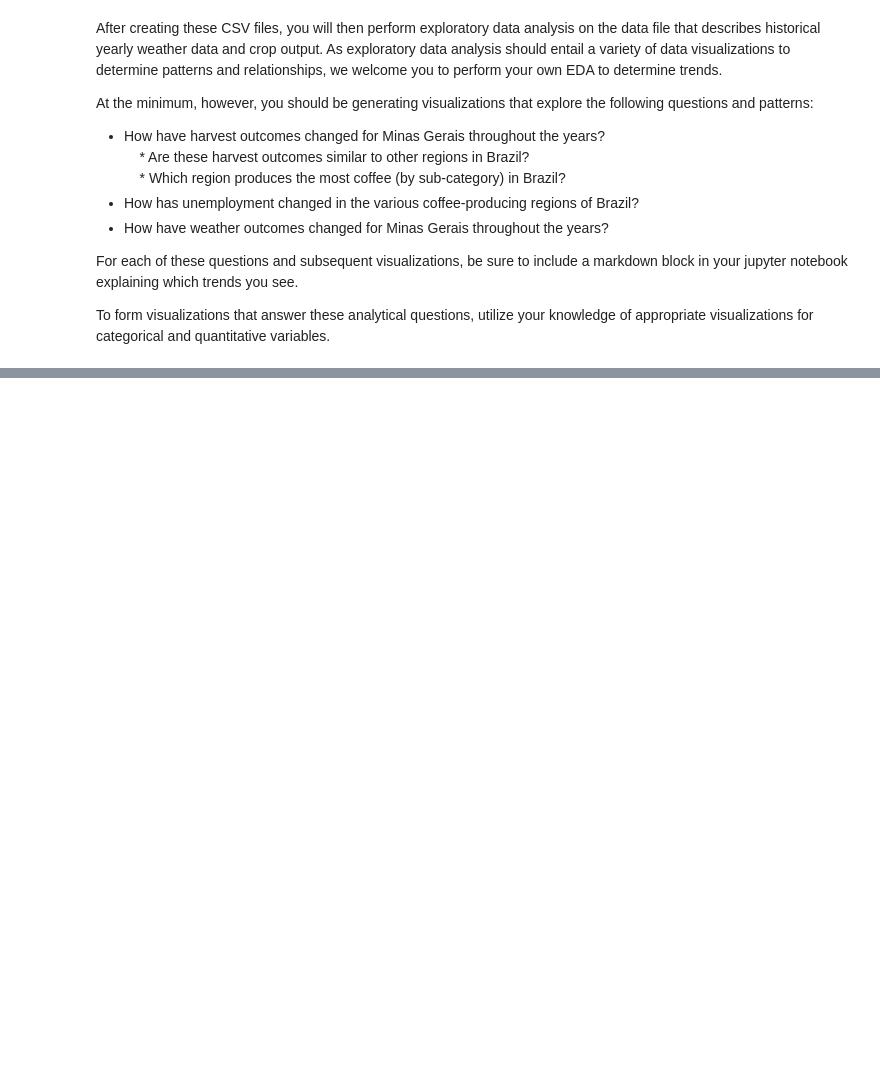
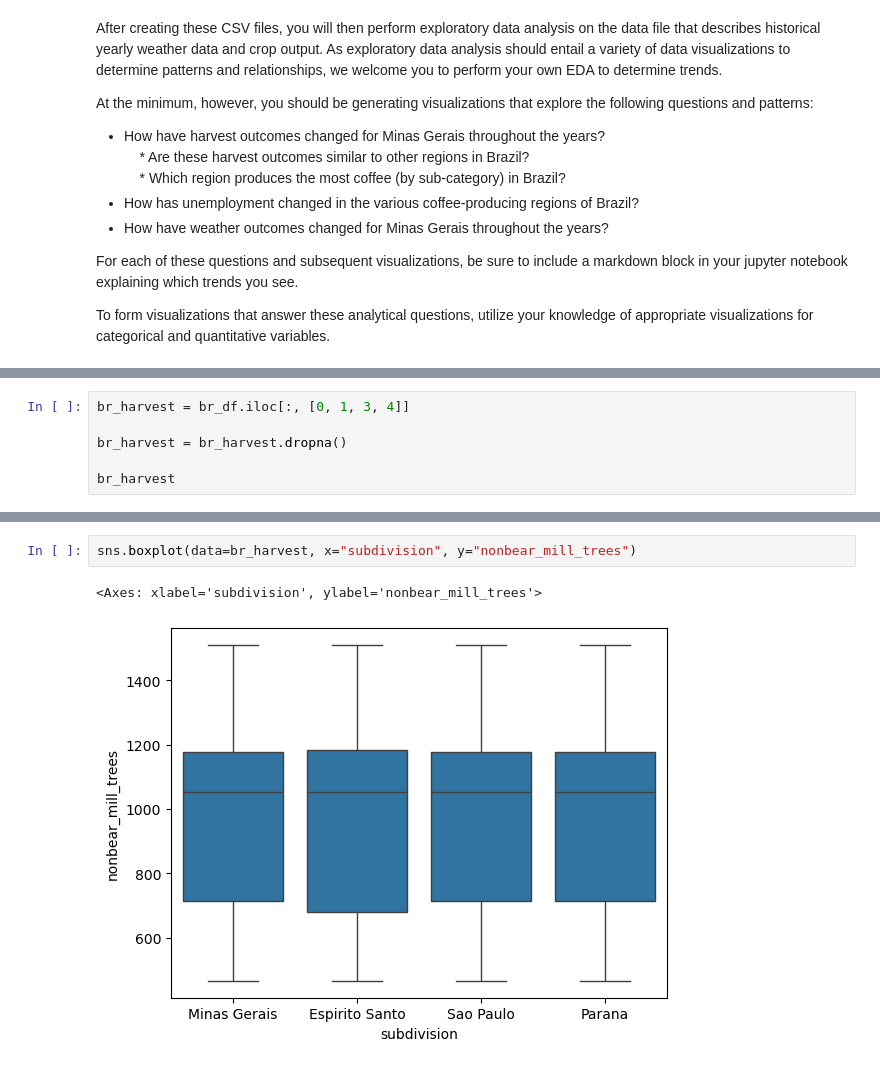
Before and after one commit to khadazhaia/projects, a Jupyter notebook: weather_api/notebooks/explore_weather.ipynb, the cells around one changed output, grey strips where cells are left out. Drawn from its saved outputs; the diff is of its cells as text; blank space fills up the shorter version.

```diff
--- a/weather_api/notebooks/explore_weather.ipynb
+++ b/weather_api/notebooks/explore_weather.ipynb
@@ -52,0 +101,6 @@ br_df
+# %%
+br_harvest = br_df.iloc[:, [0, 1, 3, 4]]
+
+br_harvest = br_harvest.dropna()
+
+br_harvest
@@ -52,0 +121,5 @@ br_df
+# %%
+sns.boxplot(data=br_harvest, x="subdivision", y="nonbear_mill_trees")
+# %% [output]
+<Axes: xlabel='subdivision', ylabel='nonbear_mill_trees'>
+[figure, added]
```
Also changed, not shown: parts of 10 cells of this notebook, 3 other files.
